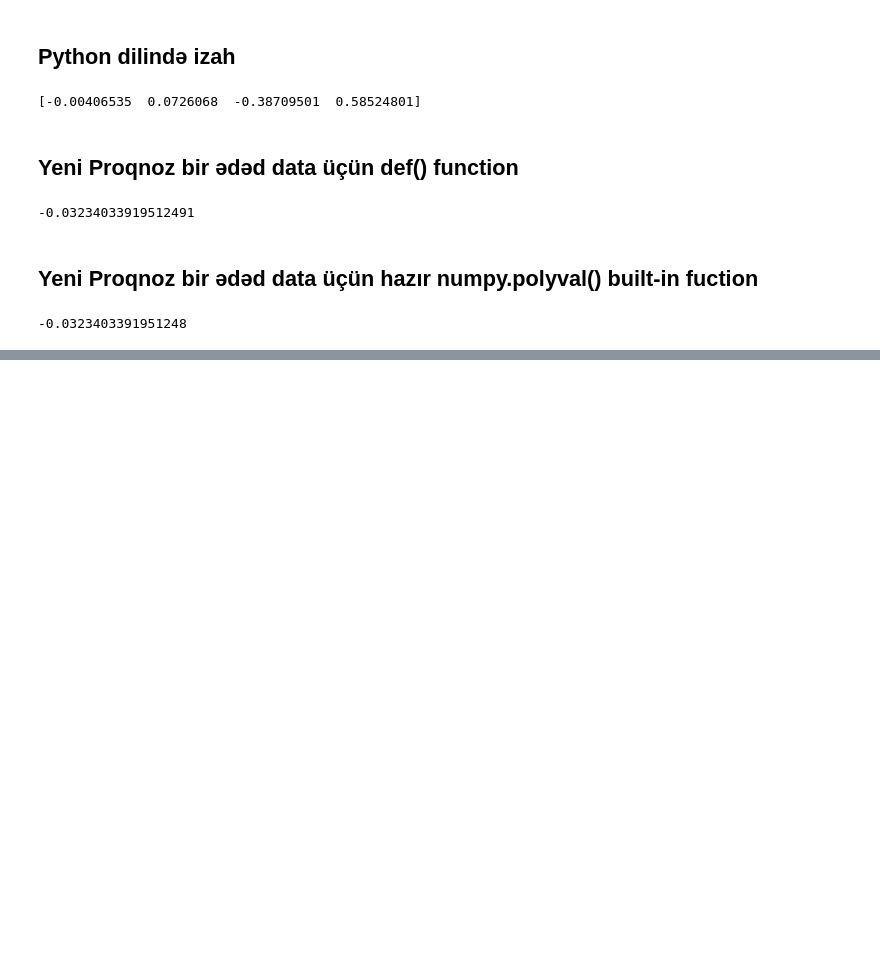
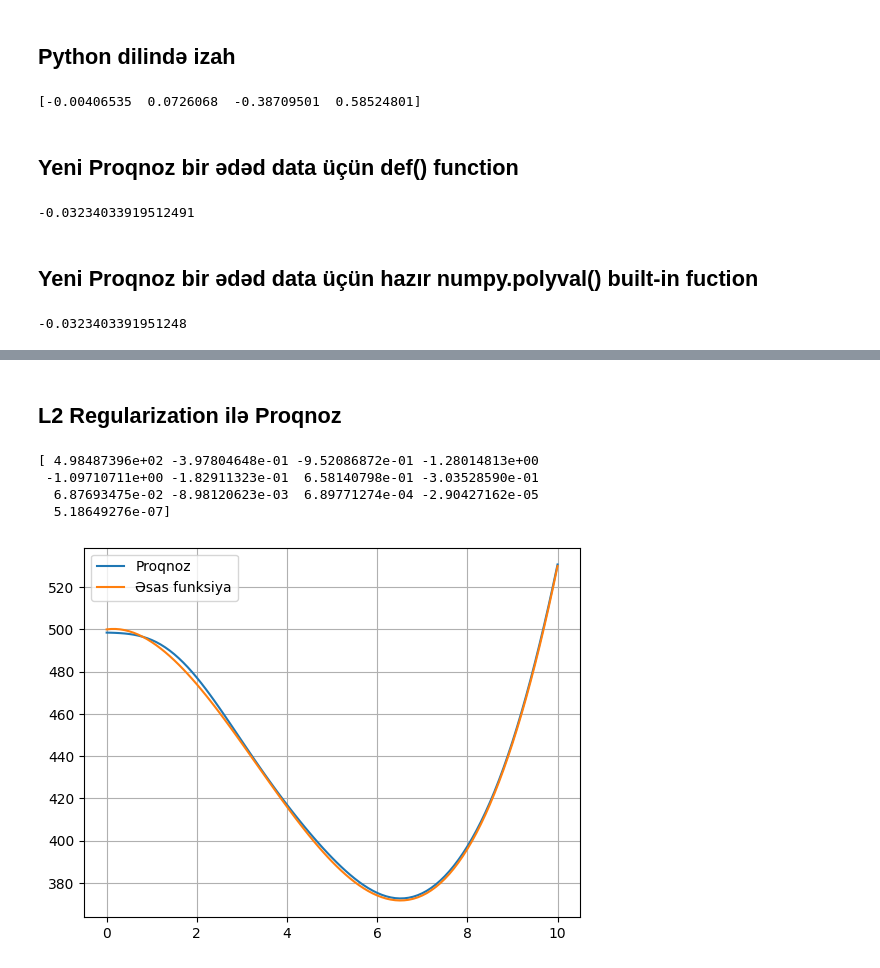
Before and after one commit to idrakseyfullayev/Selfedu_Machine_Learning, a Jupyter notebook: ML__11_L2 Regularization_ Riyazi esaslandirma ve is numunesi.ipynb, the cells around one changed output, grey strips where cells are left out. Cells and saved outputs as stored; diff of their text form; code cells hidden in the pictures; blank space fills up the shorter version.

```diff
--- a/ML__11_L2 Regularization_ Riyazi esaslandirma ve is numunesi.ipynb
+++ b/ML__11_L2 Regularization_ Riyazi esaslandirma ve is numunesi.ipynb
@@ -941,0 +1170,54 @@ np.polyval(p=z_train, x=3)
+# %% [markdown]
+## L2 Regularization ilə Proqnoz
+# %%
+# NumPy kitabxanasını Numpy array və riyazi əməliyyatlar üçün idxal edirik
+import numpy as np
+
+# Matplotlib kitabxanasını qrafikləri vizuallaşdırmaq üçün idxal edirik
+import matplotlib.pyplot as plt
+
+# x oxu üzrə 0-dan 10-a qədər 0.1 aralıqla nöqtələr yaradılır
+x = np.arange(0, 10.1, 0.1)
+# y dəyərləri: verilmiş polinom funksiyasına əsasən hesablanır (y = x³ - 10x² + 3x + 500)
+y = np.array([a ** 3 - 10 * a ** 2 + 3 * a + 500 for a in x])
+# Məşq (train) üçün verilənlər: hər ikinci nöqtə seçilir
+x_train, y_train = x[::2], y[::2]
+# Polinomun maksimal dərəcəsi (N-1). N = 13 o deməkdir ki, x⁰-dan x¹²-ə qədər istifadə olunacaq
+N = 13
+# Regularizasiya gücü: L2 cəzası üçün lambda (hiperparametr)
+L = 20
+
+# X matrisini yaradırıq: hər bir x üçün x⁰, x¹, ..., xⁿ⁻¹ sütunları
+X = np.array([[a ** n for n in range(N)] for a in x])
+# λ * I regularizasiya matrisi (diagonalda yalnız lambda dəyərləri, qalanı 0)
+IL = np.array([[L if i == j else 0 for j in range(N)] for i in range(N)])
+# Bias (intercept) üçün əmsal (x⁰) regularizasiya olunmur, buna görə onu 0 edirik
+IL[0][0] = 0
+# X_train: məşq üçün uyğun olan (x⁰-dan xⁿ-ə qədər) verilənlər matrisindən hər ikinci sətir
+X_train = X[::2]
+# Y: məşq üçün target dəyərlər (y_train)
+Y = y_train
+
+# Ridge Regression formulu: w = (XᵗX + λI)^-1 XᵗY
+A = np.linalg.inv(X_train.T @ X_train + IL)  # (XᵗX + λI)⁻¹ hissəsi
+w = A @ X_train.T @ Y  # tam əmsal vektoru: w = A * XᵗY
+print(w)  # Əldə olunan əmsalları çap et
+
+# Yeni modelin proqnoz dəyərlərini hesablamaq: hər x üçün wᵗx
+yy = [np.dot(w, x) for x in X]
+# Proqnoz qrafiki (mavi xətt)
+plt.plot(x, yy, label='Proqnoz')
+# Əsas funksiyanın əsl qrafiki (sarı xətt)
+plt.plot(x, y, label='Əsas funksiya')
+# Leqenda göstərilir
+plt.legend()
+# Şəbəkəni göstər
+plt.grid(True)
+# Qrafiki göstər
+plt.show()
+# %% [output]
+[ 4.98487396e+02 -3.97804648e-01 -9.52086872e-01 -1.28014813e+00
+ -1.09710711e+00 -1.82911323e-01  6.58140798e-01 -3.03528590e-01
+  6.87693475e-02 -8.98120623e-03  6.89771274e-04 -2.90427162e-05
+  5.18649276e-07]
+[figure, added]
```
Also changed, not shown: parts of 10 cells of this notebook, 3 other files.
